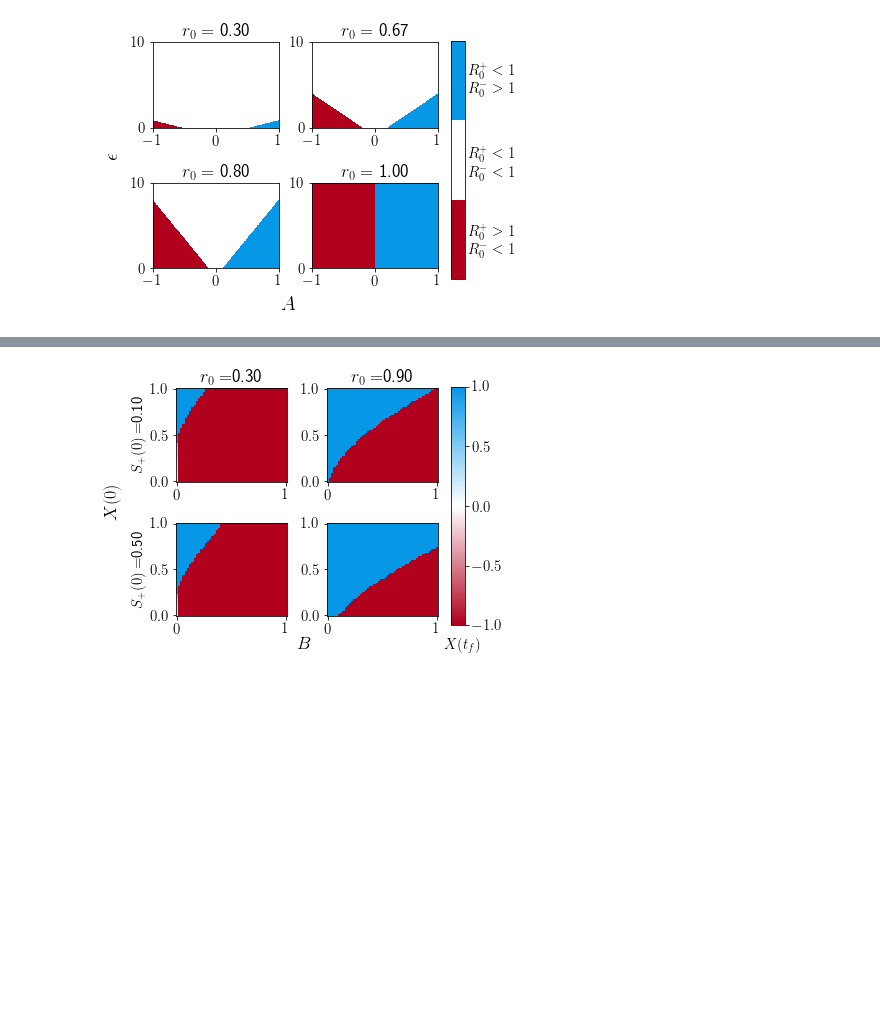
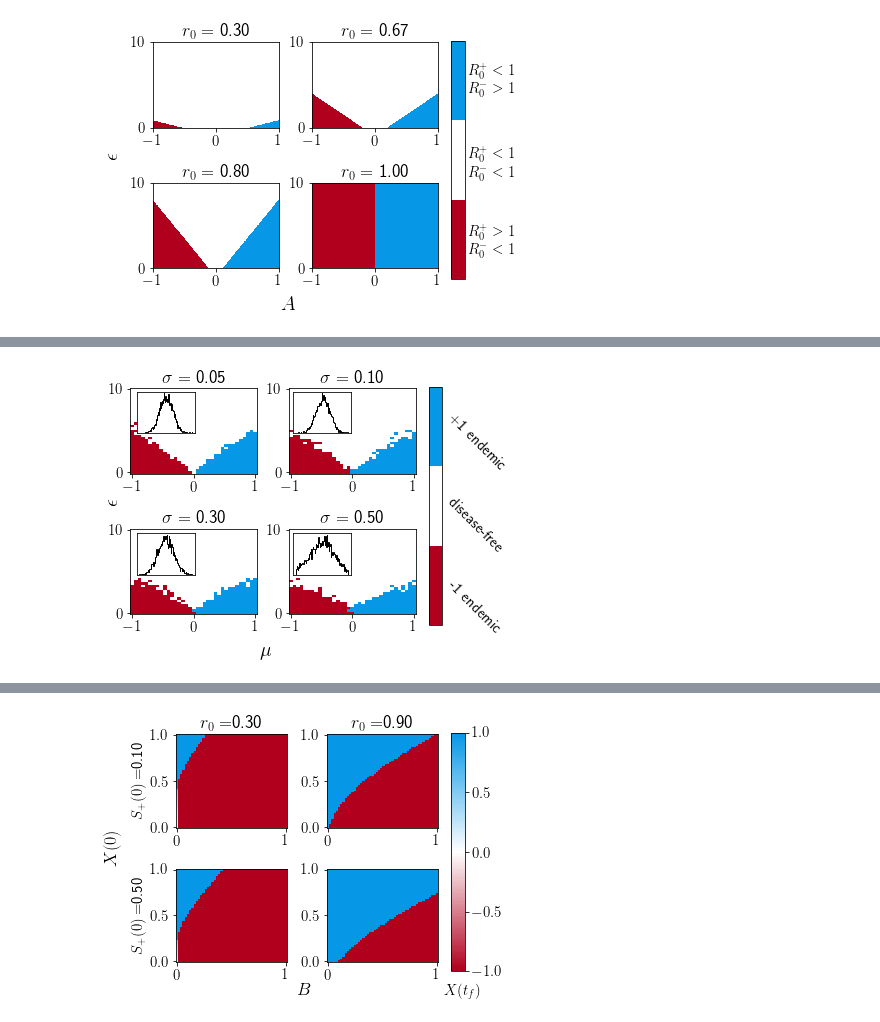
Before and after one commit to CorbitSampson/Competing_Social_Contagions, a Jupyter notebook: Figure_Builders.ipynb, the cells around one changed output, grey strips where cells are left out. Cells and saved outputs as stored; diff of their text form; code cells hidden in the pictures; blank space fills up the shorter version.

```diff
--- a/Figure_Builders.ipynb
+++ b/Figure_Builders.ipynb
@@ -676,0 +685,91 @@ plt.savefig('initial_condition_map.png', dpi=200)
+# %%
+# Figure builder for Fig. 10, requires the files:
+# het_sim_stability_sweep_P1.txt
+# het_sim_stability_sweep_P2.txt
+# het_sim_stability_sweep_P3.txt
+# het_sim_stability_sweep_P4.txt
+#
+# which are generatated using the data generators
+# Fig_10_hetero_opinions_monomodal_panel_1_data_generator.py
+# Fig_10_hetero_opinions_monomodal_panel_2_data_generator.py
+# Fig_10_hetero_opinions_monomodal_panel_3_data_generator.py
+# Fig_10_hetero_opinions_monomodal_panel_4_data_generator.py
+import xgi
+import random
+import pandas as pd
+import numpy as np
+import scipy as sp
+import time
+import matplotlib.pyplot as plt
+import matplotlib.ticker as mticker
+from matplotlib import ticker as ticker
+from matplotlib.colors import LinearSegmentedColormap
+from IPython.display import display, Latex
+from opinion_generator import *
+
+colors = [(176/255,0/255,29/255), (1,1,1), (7/255, 151/255, 231/255)]
+cmap_name = 'stability'
+cmap = LinearSegmentedColormap.from_list(cmap_name, colors,N=3)
+
+font = {'size':15}
+plt.rcParams['text.usetex'] = True
+plt.rc('font',**font)
+
+sweepvar1 = np.loadtxt('het_sim_stability_sweep_P1.txt')
+sweepvar2 = np.loadtxt('het_sim_stability_sweep_P2.txt')
+sweepvar3 = np.loadtxt('het_sim_stability_sweep_P3.txt')
+sweepvar4 = np.loadtxt('het_sim_stability_sweep_P4.txt')
+
+
+epvec = np.linspace(0.001, 10,35)
+xvec = np.linspace(-1,1,35)
+xx, ep = np.meshgrid(xvec,epvec)
+
+f3, ((ax1,ax2),(ax3,ax4)) = plt.subplots(2,2)
+f3.set_figwidth(6.2)
+f3.set_figheight(4.6)
+f3.tight_layout(pad=3.0)
+axs = [ax1,ax2,ax3,ax4]
+
+plot1 = axs[0].pcolormesh(xx,ep,np.transpose(sweepvar1),cmap=cmap)
+axs[0].set(title=f'$\sigma=$ {0.05:.2f}')
+ax0sub = f3.add_axes([0.175,0.76,0.13,0.125])
+ax0sub.tick_params(left = False, right=False,labelleft = False, labelbottom = False, bottom = False)
+data0 = normal_wrapped(0,0.05,5000)
+ax0sub.hist(data0,bins=100,facecolor='none',histtype='step',color='black')
+
+plot2 = axs[1].pcolormesh(xx,ep,np.transpose(sweepvar2),cmap=cmap)
+axs[1].set(title=f'$\sigma=$ {0.10:.2f}')
+ax1sub = f3.add_axes([0.525,0.76,0.13,0.125])
+ax1sub.tick_params(left = False, right=False,labelleft = False, labelbottom = False, bottom = False)
+data1 = normal_wrapped(0,0.1,5000)
+ax1sub.hist(data1,bins=100,facecolor='none',histtype='step',color='black')
+
+plot3 = axs[2].pcolormesh(xx,ep,np.transpose(sweepvar3),cmap=cmap)
+axs[2].set(title=f'$\sigma=$ {0.30:.2f}')
+ax2sub = f3.add_axes([0.175,0.332,0.13,0.125])
+ax2sub.tick_params(left = False, right=False,labelleft = False, labelbottom = False, bottom = False)
+data2 = normal_wrapped(0,0.3,5000)
+ax2sub.hist(data2,bins=100,facecolor='none',histtype='step',color='black')
+
+plot4 = axs[3].pcolormesh(xx,ep,np.transpose(sweepvar4),cmap=cmap)
+axs[3].set(title=f'$\sigma=$ {0.50:.2f}')
+ax3sub = f3.add_axes([0.525,0.332,0.13,0.125])
+ax3sub.tick_params(left = False, right=False,labelleft = False, labelbottom = False, bottom = False)
+data3 = normal_wrapped(0,0.5,5000)
+ax3sub.hist(data3,bins=100,facecolor='none',histtype='step',color='black')
+
+
+f3.supxlabel(f'$\mu$',x=0.465,y=0.075,fontsize=20)
+f3.supylabel(f'$\epsilon$',y=0.55,x=0.1,fontsize=20)
+f3.tight_layout()
+f3.subplots_adjust(right=0.8)
+cbar_ax = f3.add_axes([0.83, 0.18, 0.03, .72])
+cbar = f3.colorbar(plot4,cax=cbar_ax,ticks=[-0.65,0.05,0.75])
+cbar.ax.tick_params(size=0)
+TL = ['-1 endemic','disease-free','+1 endemic']
+cbar.set_ticklabels(TL,rotation=-45)
+
+plt.savefig('Het_stability_sim.png',dpi=200,bbox_inches = "tight")
+# %% [output]
+[figure, added]
```
Also changed, not shown: parts of 10 cells of this notebook, 42 other files.
